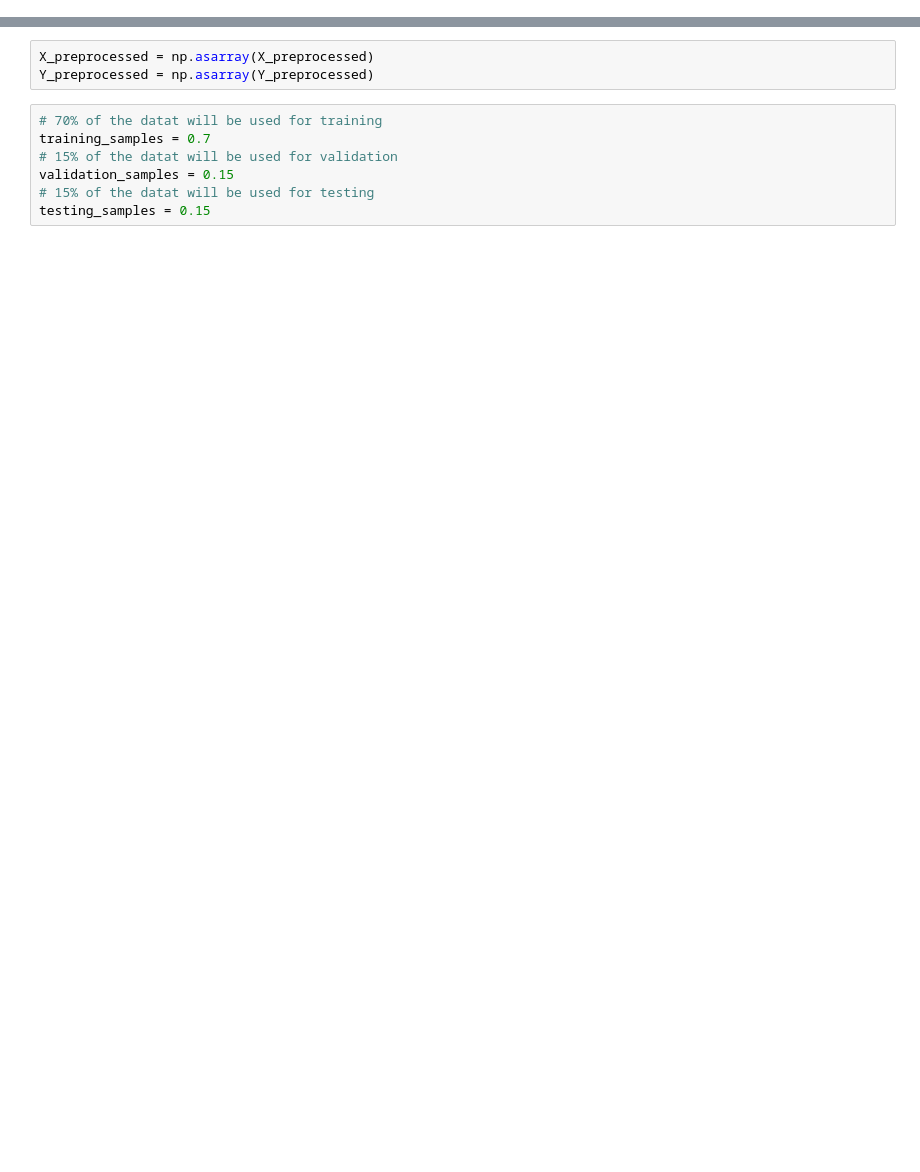
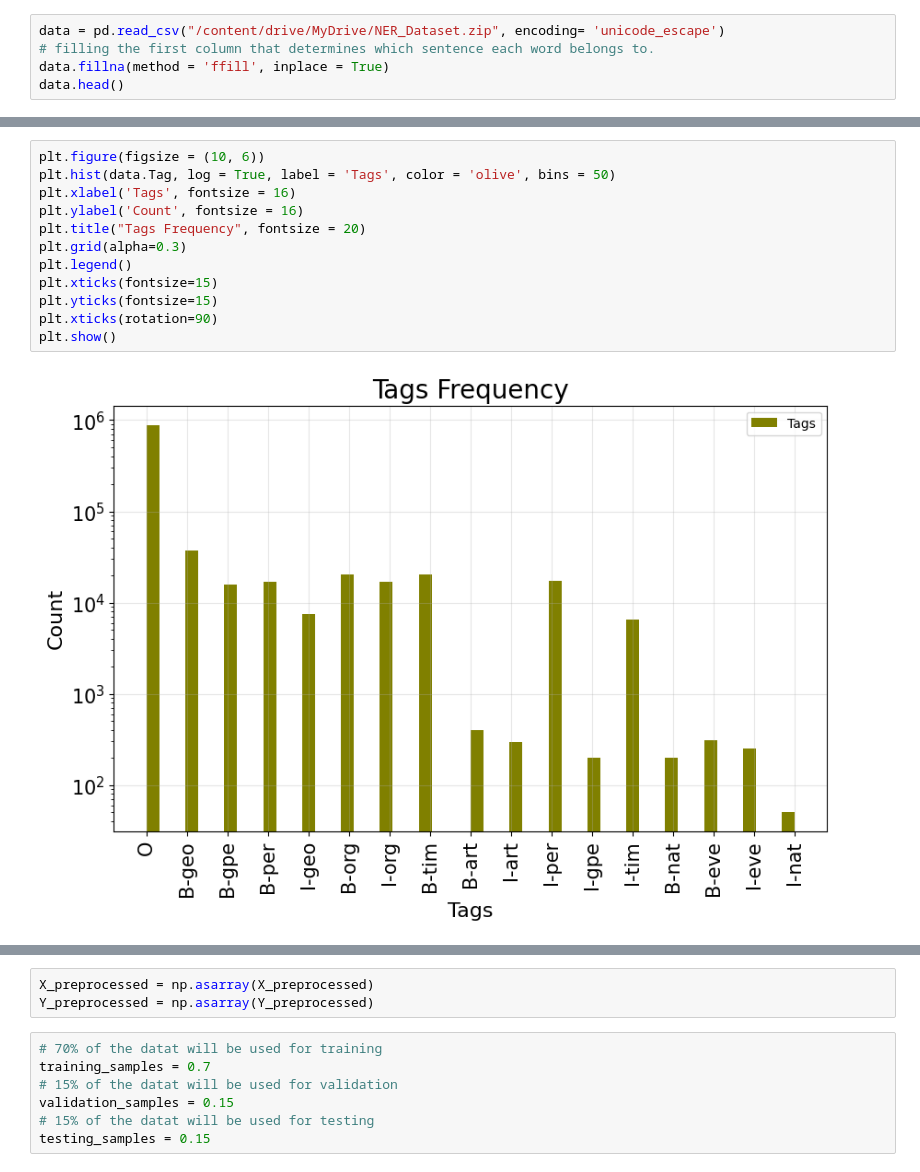
Before and after one commit to nileshmalode11/NER---Named-Entity-Recognition, a Jupyter notebook: Named_Entity_Recognition.ipynb, the cells around one changed output, grey strips where cells are left out. Drawn from its saved outputs; the diff is of its cells as text; blank space fills up the shorter version.

```diff
--- a/Named_Entity_Recognition.ipynb
+++ b/Named_Entity_Recognition.ipynb
@@ -596,0 +11,5 @@ The Lenght of training targets: 35177
+# %%
+data = pd.read_csv("/content/drive/MyDrive/NER_Dataset.zip", encoding= 'unicode_escape')
+# filling the first column that determines which sentence each word belongs to.
+data.fillna(method = 'ffill', inplace = True)
+data.head()
@@ -596,0 +104,14 @@ The Lenght of training targets: 35177
+# %%
+plt.figure(figsize = (10, 6))
+plt.hist(data.Tag, log = True, label = 'Tags', color = 'olive', bins = 50)
+plt.xlabel('Tags', fontsize = 16)
+plt.ylabel('Count', fontsize = 16)
+plt.title("Tags Frequency", fontsize = 20)
+plt.grid(alpha=0.3)
+plt.legend()
+plt.xticks(fontsize=15)
+plt.yticks(fontsize=15)
+plt.xticks(rotation=90)
+plt.show()
+# %% [output]
+[figure, added]
```
Also changed, not shown: parts of 114 cells of this notebook.
